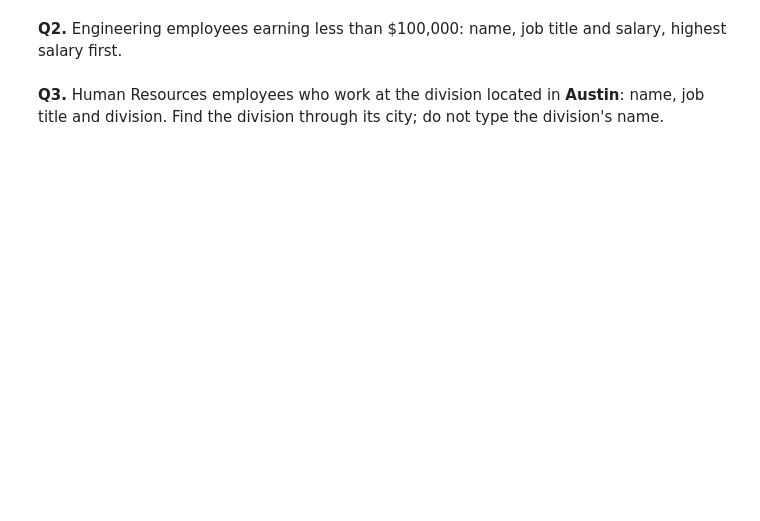
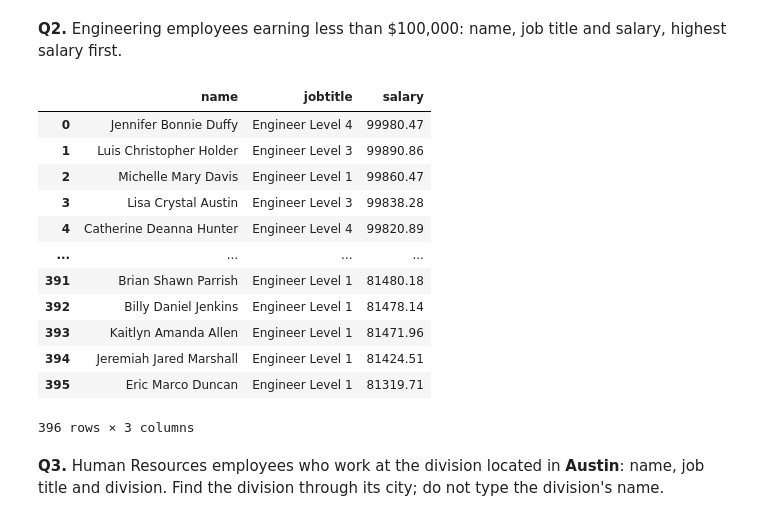
Before and after one commit to stazmo06-ctrl/Test_Repository, a Jupyter notebook: ASGMT_5/Assignment05_Starter.ipynb, the cells around one changed output. Cells and saved outputs as stored; diff of their text form; code cells hidden in the pictures; blank space fills up the shorter version.

```diff
--- a/ASGMT_5/Assignment05_Starter.ipynb
+++ b/ASGMT_5/Assignment05_Starter.ipynb
@@ -142,8 +329,29 @@ q('''
 # %%
 # Q2
 q('''
-
+SELECT p.name, j.jobtitle, e.salary
+FROM employeedetails e
+JOIN personaldetails p ON p.ssn = e.ssn
+JOIN jobtitles j ON j.jobtitleid = e.jobtitleid
+JOIN departments d ON d.departmentid = e.departmentid
+WHERE d.departmentname = 'Engineering'
+  AND e.salary < 100000
+ORDER BY e.salary DESC;
 ''')
+# %% [output]
+|  | name | jobtitle | salary |
+| 0 | Jennifer Bonnie Duffy | Engineer Level 4 | 99980.47 |
+| 1 | Luis Christopher Holder | Engineer Level 3 | 99890.86 |
+| 2 | Michelle Mary Davis | Engineer Level 1 | 99860.47 |
+| 3 | Lisa Crystal Austin | Engineer Level 3 | 99838.28 |
+| 4 | Catherine Deanna Hunter | Engineer Level 4 | 99820.89 |
+| ... | ... | ... | ... |
+| 391 | Brian Shawn Parrish | Engineer Level 1 | 81480.18 |
+| 392 | Billy Daniel Jenkins | Engineer Level 1 | 81478.14 |
+| 393 | Kaitlyn Amanda Allen | Engineer Level 1 | 81471.96 |
+| 394 | Jeremiah Jared Marshall | Engineer Level 1 | 81424.51 |
+| 395 | Eric Marco Duncan | Engineer Level 1 | 81319.71 |
+396 rows × 3 columns
 # %% [markdown]
 **Q3.** Human Resources employees who work at the division located in **Austin**: name, job title and division. Find the division through its city; do not type the division's name.
 # %%
```
Also changed, not shown: parts of 21 cells of this notebook, 10 other files.
